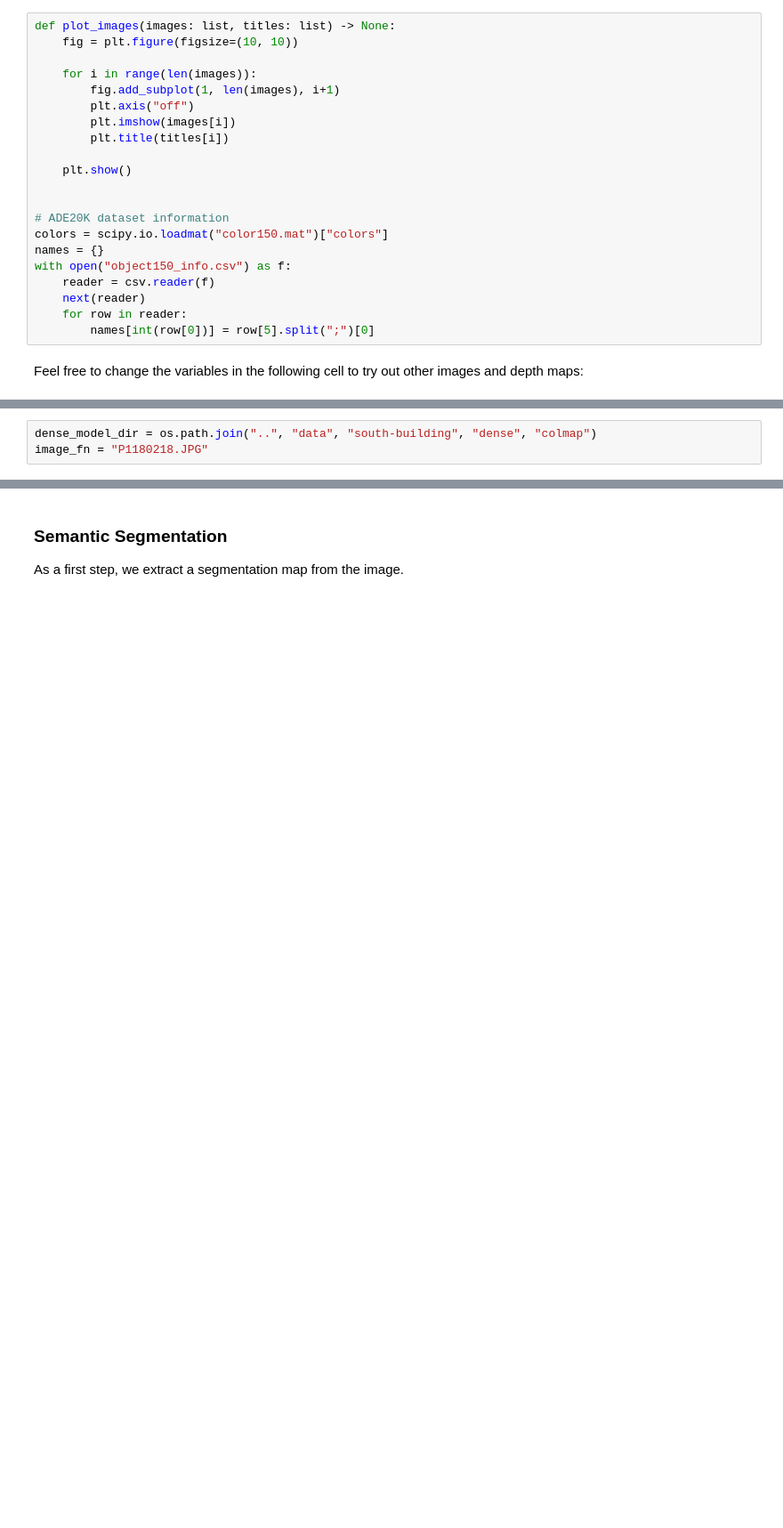
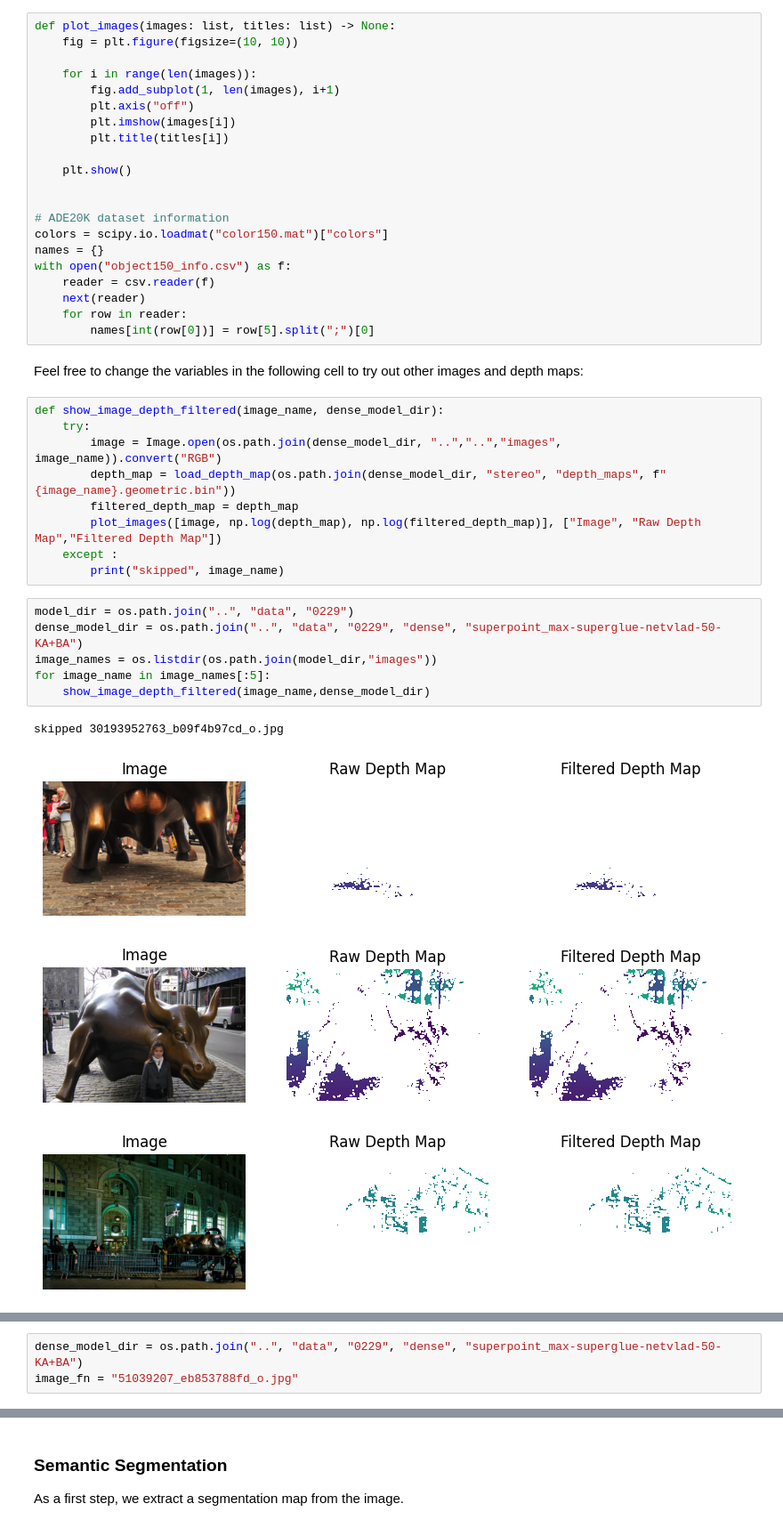
Before and after one commit to fyangch/RefinedMegaDepth, a Jupyter notebook: notebooks/postprocessing.ipynb, the cells around one changed output, grey strips where cells are left out. Shown at 89% size. Cells and saved outputs as stored; diff of their text form; blank space fills up the shorter version.

```diff
--- a/notebooks/postprocessing.ipynb
+++ b/notebooks/postprocessing.ipynb
@@ -51,3 +52,23 @@ with open("object150_info.csv") as f:
         names[int(row[0])] = row[5].split(";")[0]
 # %% [markdown]
 Feel free to change the variables in the following cell to try out other images and depth maps:
+# %%
+def show_image_depth_filtered(image_name, dense_model_dir):
+    try:
+        image = Image.open(os.path.join(dense_model_dir, "..","..","images", image_name)).convert("RGB")
+        depth_map = load_depth_map(os.path.join(dense_model_dir, "stereo", "depth_maps", f"{image_name}.geometric.bin"))
+        filtered_depth_map = depth_map
+        plot_images([image, np.log(depth_map), np.log(filtered_depth_map)], ["Image", "Raw Depth Map","Filtered Depth Map"])
+    except :
+        print("skipped", image_name)
+# %%
+model_dir = os.path.join("..", "data", "0229")
+dense_model_dir = os.path.join("..", "data", "0229", "dense", "superpoint_max-superglue-netvlad-50-KA+BA")
+image_names = os.listdir(os.path.join(model_dir,"images"))
+for image_name in image_names[:5]:
+    show_image_depth_filtered(image_name,dense_model_dir)
+# %% [output]
+skipped 30193952763_b09f4b97cd_o.jpg
+[figure, added]
+[figure, added]
+[figure, added]
@@ -54,4 +76,4 @@ Feel free to change the variables in the following cell to try out other images
 # %%
-dense_model_dir = os.path.join("..", "data", "south-building", "dense", "colmap")
-image_fn = "P1180218.JPG"
+dense_model_dir = os.path.join("..", "data", "0229", "dense", "superpoint_max-superglue-netvlad-50-KA+BA")
+image_fn = "51039207_eb853788fd_o.jpg"
 # %%
```
Also changed, not shown: parts of 10 cells of this notebook.
